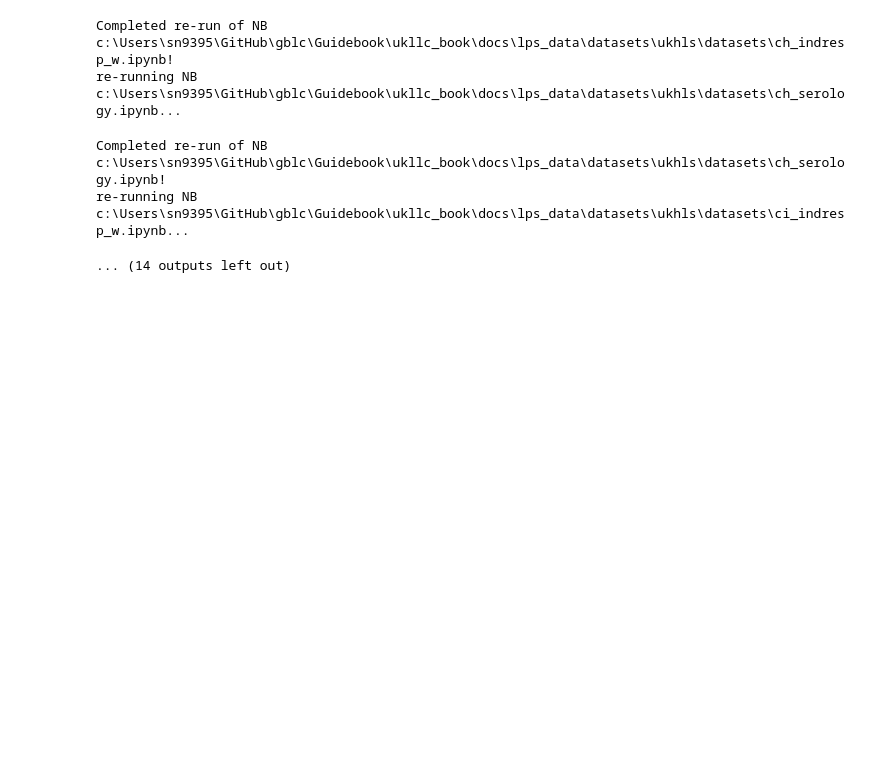
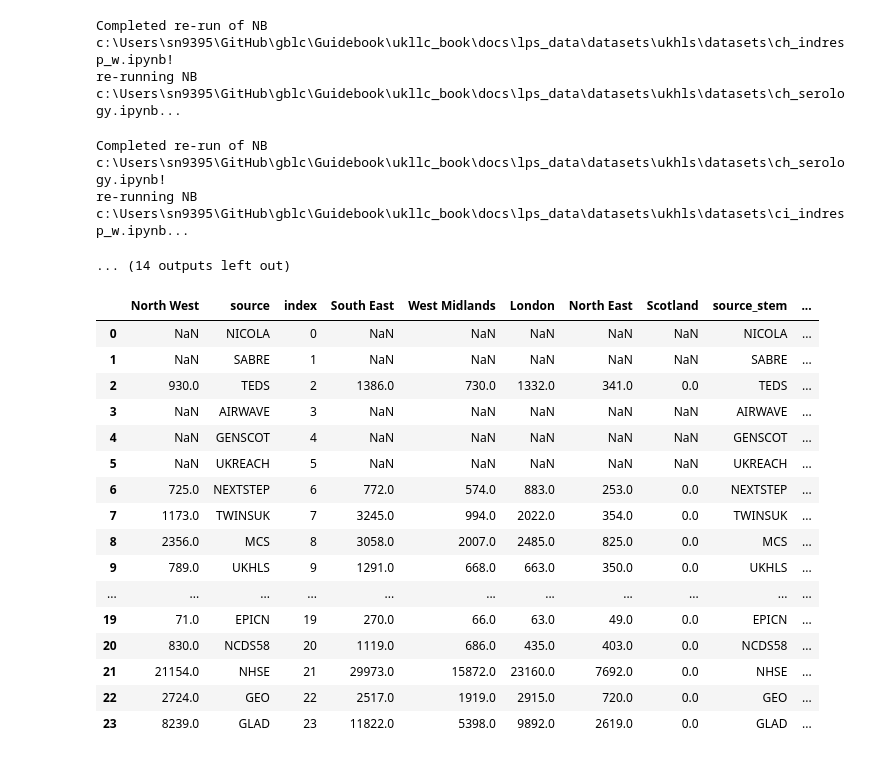
Before and after one commit to UKLLC/Guidebook, a Jupyter notebook: ukllc_book/docs/scripts/scratchpad.ipynb, the cells around one changed output. Cells and saved outputs as stored; diff of their text form; code cells hidden in the pictures; blank space fills up the shorter version.

```diff
--- a/ukllc_book/docs/scripts/scratchpad.ipynb
+++ b/ukllc_book/docs/scripts/scratchpad.ipynb
@@ -515,3 +515,23 @@ re-running NB c:\Users\sn9395\GitHub\gblc\Guidebook\ukllc_book\docs\lps_data\dat
 Completed re-run of NB c:\Users\sn9395\GitHub\gblc\Guidebook\ukllc_book\docs\lps_data\datasets\ukhls\datasets\ch_serology.ipynb!
 re-running NB c:\Users\sn9395\GitHub\gblc\Guidebook\ukllc_book\docs\lps_data\datasets\ukhls\datasets\ci_indresp_w.ipynb...
 ... (14 outputs left out)
+# %%
+md.get_geo_locations()
+# %% [output]
+|  | North West | source | index | South East | West Midlands | London | North East | Scotland | source_stem | ... |
+| 0 | NaN | NICOLA | 0 | NaN | NaN | NaN | NaN | NaN | NICOLA | ... |
+| 1 | NaN | SABRE | 1 | NaN | NaN | NaN | NaN | NaN | SABRE | ... |
+| 2 | 930.0 | TEDS | 2 | 1386.0 | 730.0 | 1332.0 | 341.0 | 0.0 | TEDS | ... |
+| 3 | NaN | AIRWAVE | 3 | NaN | NaN | NaN | NaN | NaN | AIRWAVE | ... |
+| 4 | NaN | GENSCOT | 4 | NaN | NaN | NaN | NaN | NaN | GENSCOT | ... |
+| 5 | NaN | UKREACH | 5 | NaN | NaN | NaN | NaN | NaN | UKREACH | ... |
+| 6 | 725.0 | NEXTSTEP | 6 | 772.0 | 574.0 | 883.0 | 253.0 | 0.0 | NEXTSTEP | ... |
+| 7 | 1173.0 | TWINSUK | 7 | 3245.0 | 994.0 | 2022.0 | 354.0 | 0.0 | TWINSUK | ... |
+| 8 | 2356.0 | MCS | 8 | 3058.0 | 2007.0 | 2485.0 | 825.0 | 0.0 | MCS | ... |
+| 9 | 789.0 | UKHLS | 9 | 1291.0 | 668.0 | 663.0 | 350.0 | 0.0 | UKHLS | ... |
+| ... | ... | ... | ... | ... | ... | ... | ... | ... | ... | ... |
+| 19 | 71.0 | EPICN | 19 | 270.0 | 66.0 | 63.0 | 49.0 | 0.0 | EPICN | ... |
+| 20 | 830.0 | NCDS58 | 20 | 1119.0 | 686.0 | 435.0 | 403.0 | 0.0 | NCDS58 | ... |
+| 21 | 21154.0 | NHSE | 21 | 29973.0 | 15872.0 | 23160.0 | 7692.0 | 0.0 | NHSE | ... |
+| 22 | 2724.0 | GEO | 22 | 2517.0 | 1919.0 | 2915.0 | 720.0 | 0.0 | GEO | ... |
+| 23 | 8239.0 | GLAD | 23 | 11822.0 | 5398.0 | 9892.0 | 2619.0 | 0.0 | GLAD | ... |
```
Also changed, not shown: parts of 1 cell of this notebook.
